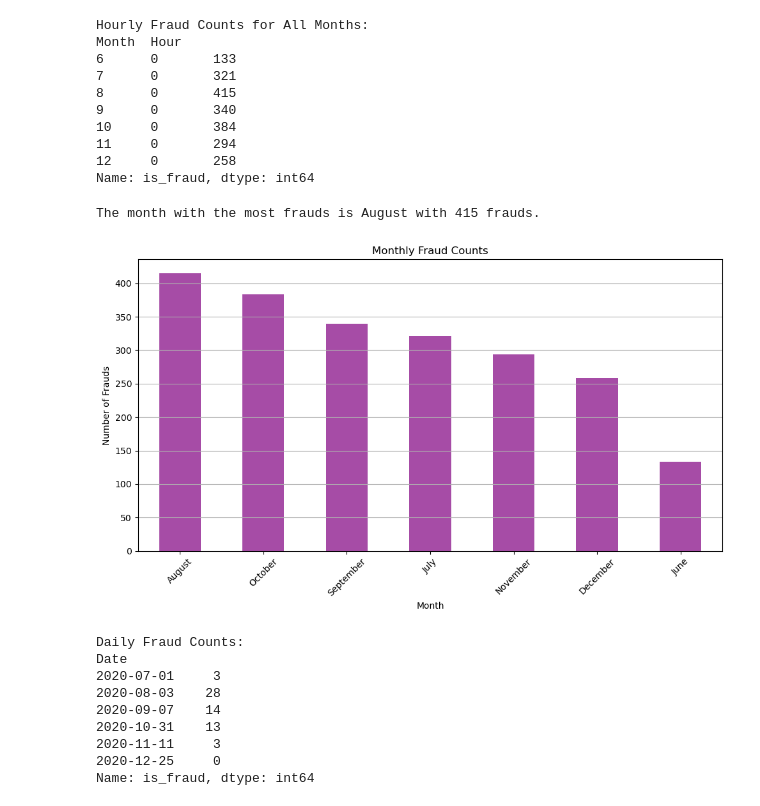
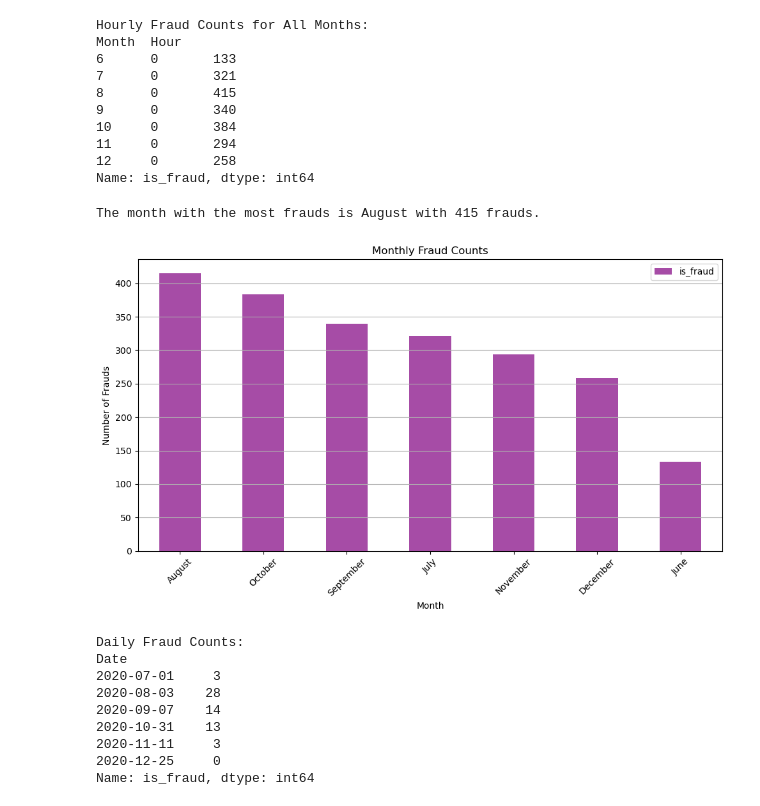
Before and after one commit to Mohammed-a-ali01/Project-1, a Jupyter notebook: time.ipynb, the cells around one changed output. Saved outputs shown, nothing was run; the diff lists cells and outputs as text; code cells hidden in the pictures.

Commit message:
clean data & visualizations

```diff
--- a/time.ipynb
+++ b/time.ipynb
@@ -7,5 +9,6 @@ import scipy.stats as stats
 # %%
-fraud_data = pd.read_csv("Resources/clean_data.csv")
+#Read csv
+fraud_data = pd.read_csv('Project-1/Resources/clean_data.csv')
 fraud_data.head()
 # %% [output]
 |  | cc_num | merchant | category | amt | first | last | gender | street | city | state | ... | ... |
@@ -112,35 +115,37 @@ fraud_data["Month"] = fraud_data["Date"].dt.month
 # Define month names
 month_names = {6: 'June',7: 'July', 8: 'August', 9: 'September', 10: 'October', 11: 'November', 12: 'December'}
 
 # Replace month numbers with month names
 fraud_data["Month"] = fraud_data["Month"].map(month_names)
 
 # Group by month and count the number of frauds
 monthly_fraud_count = fraud_data.groupby("Month")["is_fraud"].sum()
 
 # Sort monthly fraud counts in descending order
 monthly_fraud_count = monthly_fraud_count.sort_values(ascending=False)
 
 # Find the month with the most frauds
 most_fraud_month = monthly_fraud_count.idxmax()
 max_fraud_count = monthly_fraud_count.max()
 
 # Print the month with the most frauds
 print(f"The month with the most frauds is {most_fraud_month} with {max_fraud_count} frauds.")
 
 # Plot the bar graph
 plt.figure(figsize=(10, 6))
 monthly_fraud_count.plot(kind='bar', color='purple', alpha=0.7)
 plt.xlabel("Month")
 plt.ylabel("Number of Frauds")
 plt.title("Monthly Fraud Counts")
-plt.xticks(rotation=45)  # Rotate x-axis labels for better readability
+plt.xticks(rotation=45)
 plt.grid(axis='y')
 plt.tight_layout()
+plt.legend()
+plt.savefig("Project-1/Output/MohammedAli-Bar-1.png")
 plt.show()
 # %% [output]
 The month with the most frauds is August with 415 frauds.
-[figure, old version]
+[figure, new version]
 # %%
 # Convert "Date" to datetime format with corrected format
 fraud_data["Date"] = pd.to_datetime(fraud_data["Date"], format='%d/%m/%Y')
```
Also changed, not shown: parts of 6 cells of this notebook, 1 other file.
